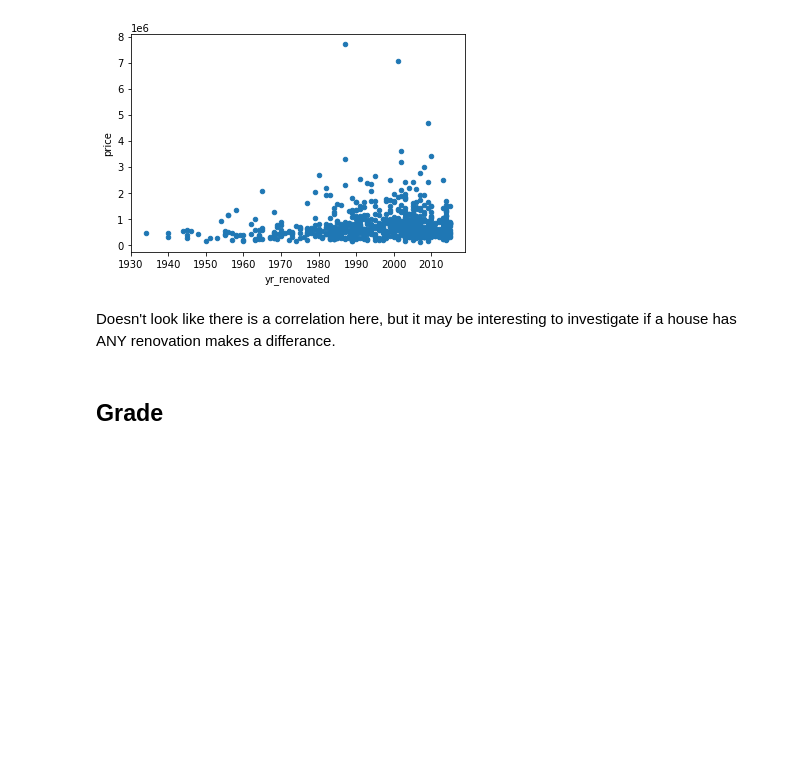
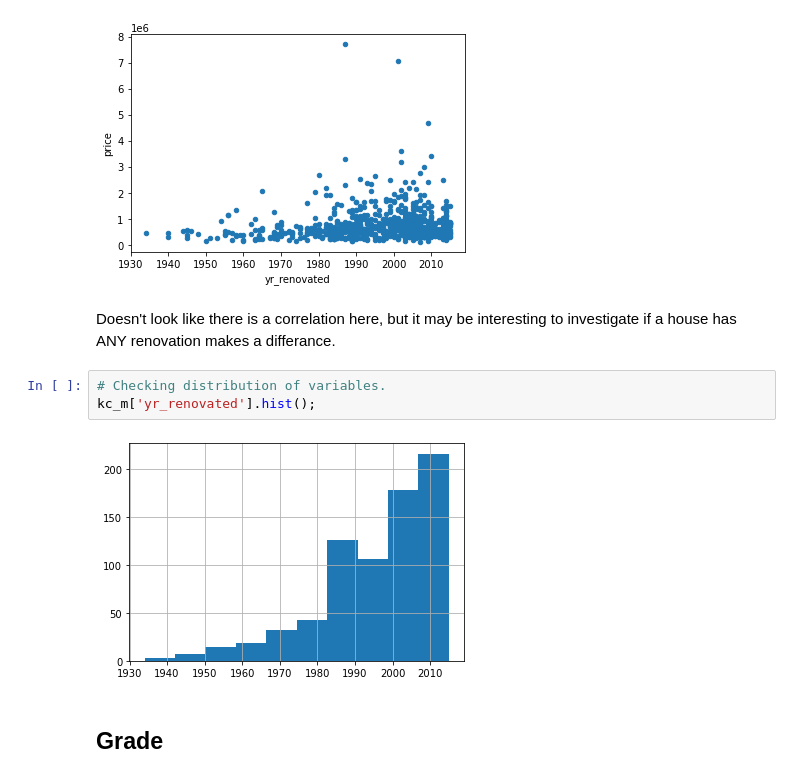
Before and after one commit to Jyve00/King-County-Housing-, a Jupyter notebook: notebooks/Matthew/Matthew-EDA.ipynb, the cells around one changed output. Cells and saved outputs as stored; diff of their text form; blank space fills up the shorter version.

```diff
--- a/notebooks/Matthew/Matthew-EDA.ipynb
+++ b/notebooks/Matthew/Matthew-EDA.ipynb
@@ -132,6 +132,11 @@ kc_m.plot(kind='scatter', x='yr_renovated', y='price');
 [figure]
 # %% [markdown]
 Doesn't look like there is a correlation here, but it may be interesting to investigate if a house has ANY renovation makes a differance.
+# %%
+# Checking distribution of variables.
+kc_m['yr_renovated'].hist();
+# %% [output]
+[figure, added]
 # %% [markdown]
 ## Grade
 # %%
```
Also changed, not shown: parts of 6 cells of this notebook.
